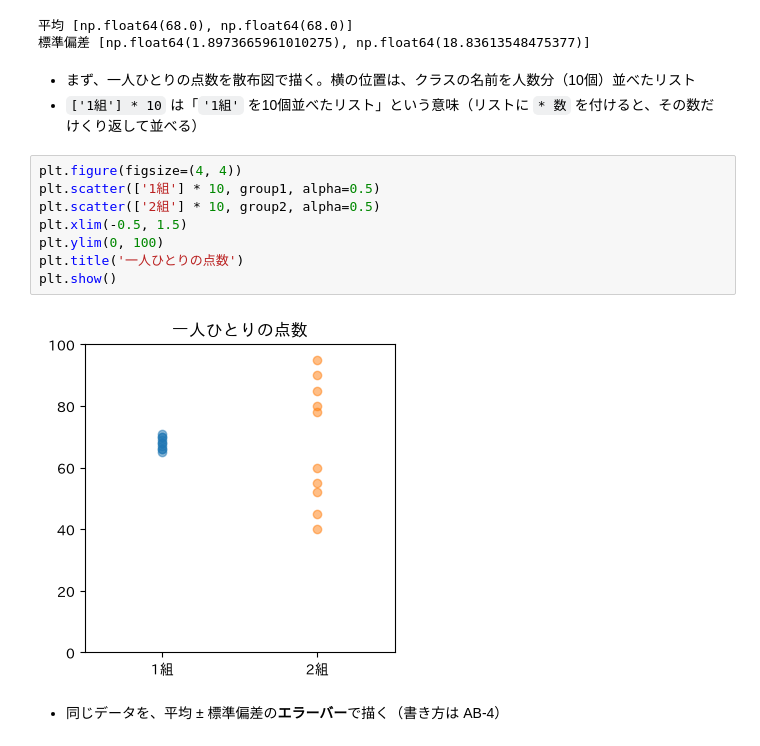
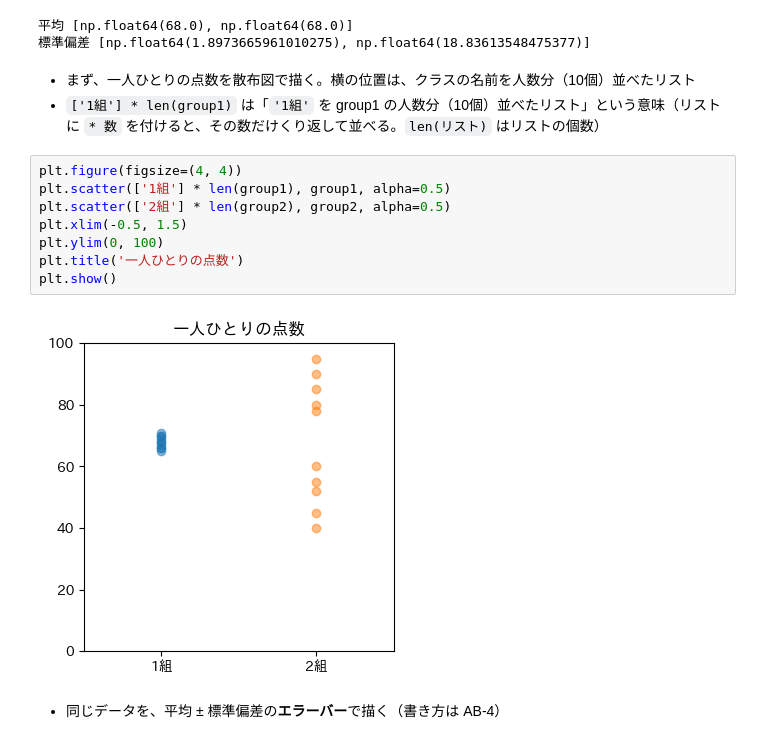
Before and after one commit to CreativeStudies-NGT/lectures, a Jupyter notebook: dsa/DSA2026_第９講_ヒストグラム_エラーバー.ipynb, the cells around one changed output. Saved outputs shown, nothing was run; the diff lists cells and outputs as text.

Commit message:
Use len for scatter x positions in AB-1 of DSA2026 lecture 9 notebook
Co-Authored-By: Claude Opus 5.5 <noreply@anthropic.com>

```diff
--- a/dsa/DSA2026_第９講_ヒストグラム_エラーバー.ipynb
+++ b/dsa/DSA2026_第９講_ヒストグラム_エラーバー.ipynb
@@ -398,17 +398,17 @@ print('標準偏差', s)
 標準偏差 [np.float64(1.8973665961010275), np.float64(18.83613548475377)]
 # %% [markdown]
 - まず、一人ひとりの点数を散布図で描く。横の位置は、クラスの名前を人数分（10個）並べたリスト
-- `['1組'] * 10` は「`'1組'` を10個並べたリスト」という意味（リストに `* 数` を付けると、その数だけくり返して並べる）
+- `['1組'] * len(group1)` は「`'1組'` を group1 の人数分（10個）並べたリスト」という意味（リストに `* 数` を付けると、その数だけくり返して並べる。`len(リスト)` はリストの個数）
 # %%
 plt.figure(figsize=(4, 4))
-plt.scatter(['1組'] * 10, group1, alpha=0.5)
-plt.scatter(['2組'] * 10, group2, alpha=0.5)
+plt.scatter(['1組'] * len(group1), group1, alpha=0.5)
+plt.scatter(['2組'] * len(group2), group2, alpha=0.5)
 plt.xlim(-0.5, 1.5)
 plt.ylim(0, 100)
 plt.title('一人ひとりの点数')
 plt.show()
 # %% [output]
-[figure, old version]
+[figure, new version]
 # %% [markdown]
 - 同じデータを、平均 ± 標準偏差の**エラーバー**で描く（書き方は AB-4）
 # %%
```
Also changed, not shown: parts of 22 cells of this notebook.
